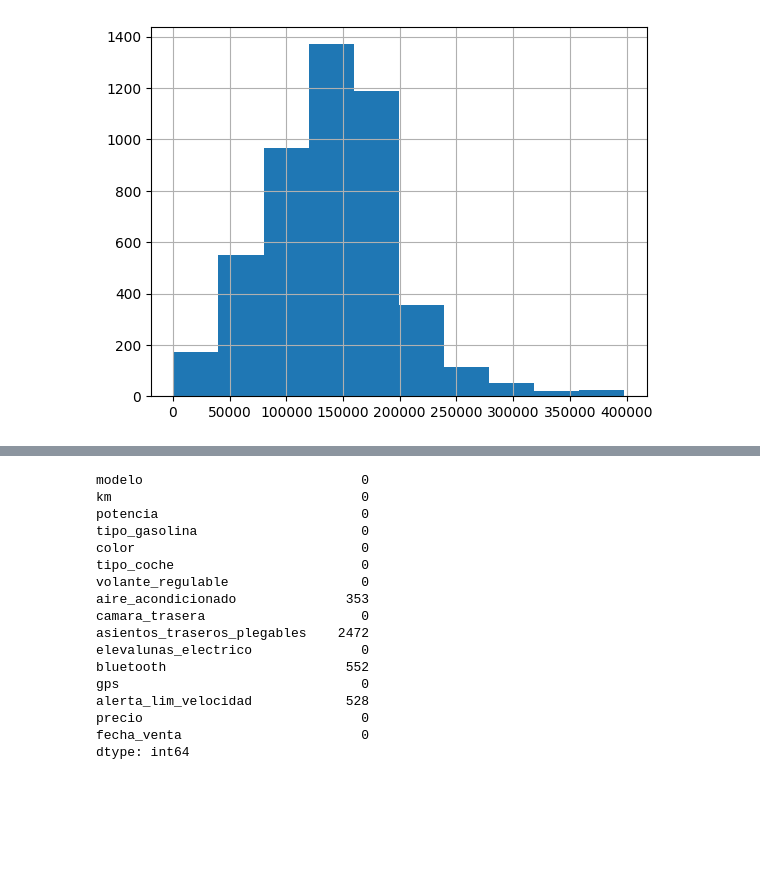
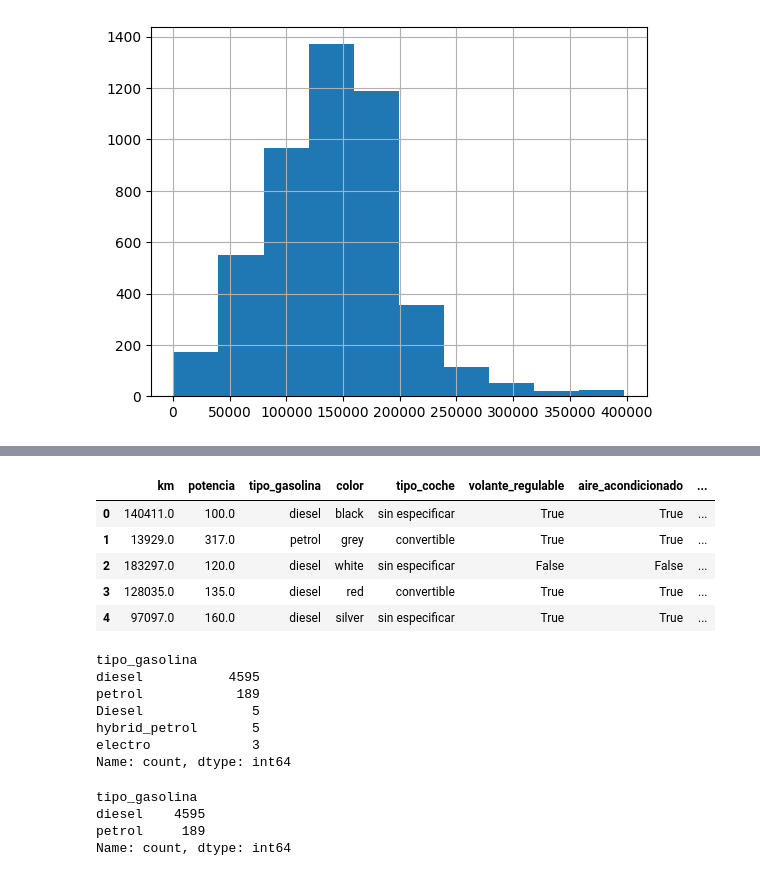
Before and after one commit to SyM97/primer_entregable, a Jupyter notebook: practica_entregable_Simeon_Mitev.ipynb, the cells around one changed output, grey strips where cells are left out. Drawn from its saved outputs; the diff is of its cells as text; code cells hidden in the pictures; blank space fills up the shorter version.

```diff
--- a/practica_entregable_Simeon_Mitev.ipynb
+++ b/practica_entregable_Simeon_Mitev.ipynb
@@ -194,23 +174,3 @@ memory usage: 444.3+ KB
-# %%
-df_bmw_rec.isnull().sum()
-# %% [output]
-modelo                            0
-km                                0
-potencia                          0
-tipo_gasolina                     0
-color                             0
-tipo_coche                        0
-volante_regulable                 0
-aire_acondicionado              353
-camara_trasera                    0
-asientos_traseros_plegables    2472
-elevalunas_electrico              0
-bluetooth                       552
-gps                               0
-alerta_lim_velocidad            528
-precio                            0
-fecha_venta                       0
-dtype: int64
 # %%
 # Eliminamos la columna de asientos traseros plegables ya que tiene más valores nulos que valores con información.
 df_bmw_rec.drop('asientos_traseros_plegables',axis=1,inplace=True)
@@ -218,0 +177,26 @@ hola
+# %%
+# Sustituyo los valores nulos de estas columnas por su mediana.
+df_bmw_rec["aire_acondicionado"].fillna(df_bmw_rec["aire_acondicionado"].median(),inplace=True)
+df_bmw_rec["bluetooth"].fillna(df_bmw_rec["bluetooth"].median(),inplace=True)
+df_bmw_rec["alerta_lim_velocidad"].fillna(df_bmw_rec["alerta_lim_velocidad"].median(),inplace=True)
+# %%
+df_bmw_rec.drop('modelo',axis=1,inplace=True)
+
+df_bmw_rec.head()
+# %% [output]
+|  | km | potencia | tipo_gasolina | color | tipo_coche | volante_regulable | aire_acondicionado | ... |
+| 0 | 140411.0 | 100.0 | diesel | black | sin especificar | True | True | ... |
+| 1 | 13929.0 | 317.0 | petrol | grey | convertible | True | True | ... |
+| 2 | 183297.0 | 120.0 | diesel | white | sin especificar | False | False | ... |
+| 3 | 128035.0 | 135.0 | diesel | red | convertible | True | True | ... |
+| 4 | 97097.0 | 160.0 | diesel | silver | sin especificar | True | True | ... |
+# %%
+df_bmw_rec["tipo_gasolina"].value_counts()
+# %% [output]
+tipo_gasolina
+diesel           4595
+petrol            189
+Diesel              5
+hybrid_petrol       5
+electro             3
+Name: count, dtype: int64
@@ -218,0 +207,7 @@ hola
+# %%
+df_bmw_rec["tipo_gasolina"].value_counts()
+# %% [output]
+tipo_gasolina
+diesel    4595
+petrol     189
+Name: count, dtype: int64
```
Also changed, not shown: parts of 10 cells of this notebook, 1 other file.
